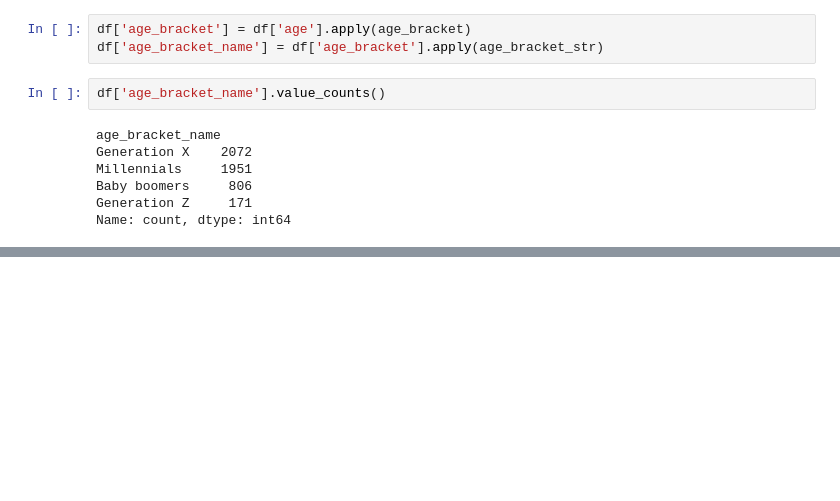
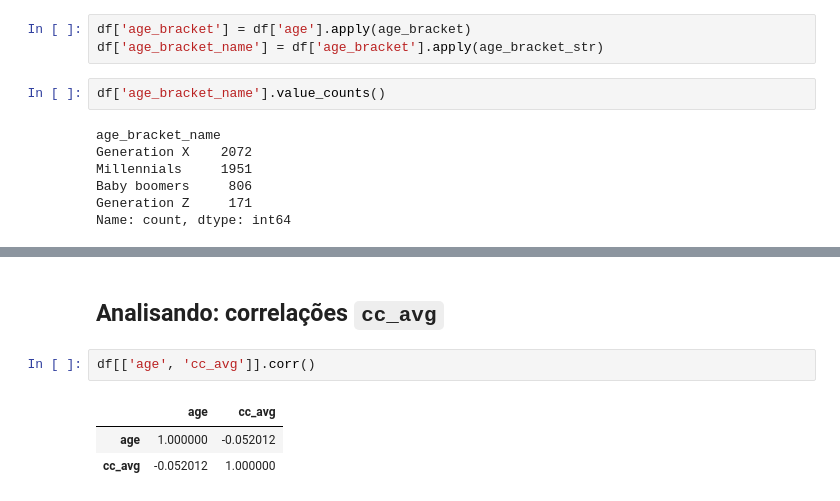
Before and after one commit to marqsleal/machine-learning-1, a Jupyter notebook: src/notebooks/bankloan_analysis.ipynb, the cells around one changed output, grey strips where cells are left out. Saved outputs shown, nothing was run; the diff lists cells and outputs as text; blank space fills up the shorter version.

```diff
--- a/src/notebooks/bankloan_analysis.ipynb
+++ b/src/notebooks/bankloan_analysis.ipynb
@@ -106,0 +246,8 @@ df.to_csv('../../data/feature_store/new_features.csv',index=False)
+# %% [markdown]
+## Analisando: correlações `cc_avg`
+# %%
+df[['age', 'cc_avg']].corr()
+# %% [output]
+|  | age | cc_avg |
+| age | 1.000000 | -0.052012 |
+| cc_avg | -0.052012 | 1.000000 |
```
Also changed, not shown: parts of 37 cells of this notebook.
